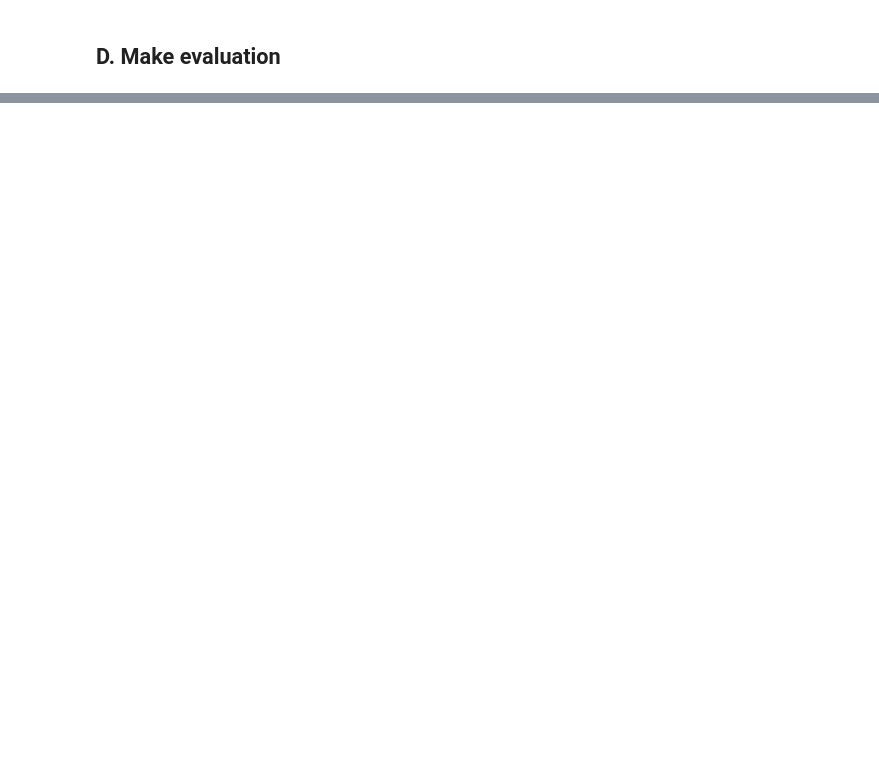
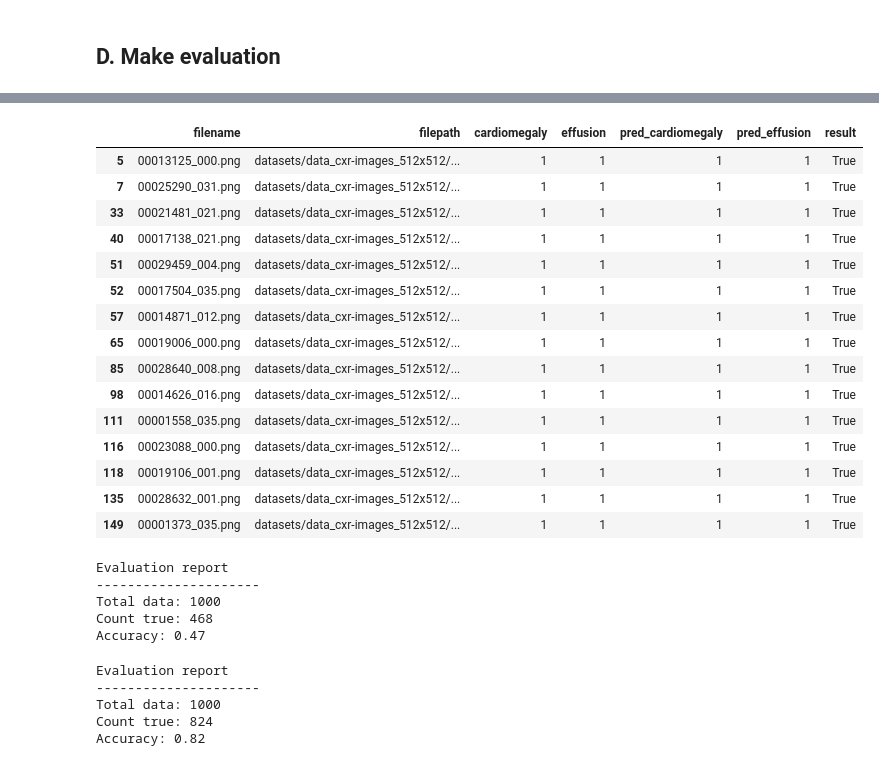
Before and after one commit to ariefpurnamamuharram/IF5200, a Jupyter notebook: evaluation.ipynb, the cells around one changed output, grey strips where cells are left out. Saved outputs shown, nothing was run; the diff lists cells and outputs as text; code cells hidden in the pictures; blank space fills up the shorter version.

Commit message:
Update the evaluation notebook

```diff
--- a/evaluation.ipynb
+++ b/evaluation.ipynb
@@ -214,0 +229,54 @@ result[result['result'] == False].head(15)
+# %%
+# Error analysis
+result.loc[((result['cardiomegaly'] == 1) & (result['effusion'] == 1) & (result['result'] == True))].head(15)
+# %% [output]
+|  | filename | filepath | cardiomegaly | effusion | pred_cardiomegaly | pred_effusion | result |
+| 5 | 00013125_000.png | datasets/data_cxr-images_512x512/... | 1 | 1 | 1 | 1 | True |
+| 7 | 00025290_031.png | datasets/data_cxr-images_512x512/... | 1 | 1 | 1 | 1 | True |
+| 33 | 00021481_021.png | datasets/data_cxr-images_512x512/... | 1 | 1 | 1 | 1 | True |
+| 40 | 00017138_021.png | datasets/data_cxr-images_512x512/... | 1 | 1 | 1 | 1 | True |
+| 51 | 00029459_004.png | datasets/data_cxr-images_512x512/... | 1 | 1 | 1 | 1 | True |
+| 52 | 00017504_035.png | datasets/data_cxr-images_512x512/... | 1 | 1 | 1 | 1 | True |
+| 57 | 00014871_012.png | datasets/data_cxr-images_512x512/... | 1 | 1 | 1 | 1 | True |
+| 65 | 00019006_000.png | datasets/data_cxr-images_512x512/... | 1 | 1 | 1 | 1 | True |
+| 85 | 00028640_008.png | datasets/data_cxr-images_512x512/... | 1 | 1 | 1 | 1 | True |
+| 98 | 00014626_016.png | datasets/data_cxr-images_512x512/... | 1 | 1 | 1 | 1 | True |
+| 111 | 00001558_035.png | datasets/data_cxr-images_512x512/... | 1 | 1 | 1 | 1 | True |
+| 116 | 00023088_000.png | datasets/data_cxr-images_512x512/... | 1 | 1 | 1 | 1 | True |
+| 118 | 00019106_001.png | datasets/data_cxr-images_512x512/... | 1 | 1 | 1 | 1 | True |
+| 135 | 00028632_001.png | datasets/data_cxr-images_512x512/... | 1 | 1 | 1 | 1 | True |
+| 149 | 00001373_035.png | datasets/data_cxr-images_512x512/... | 1 | 1 | 1 | 1 | True |
+# %%
+# Error analysis
+# Cardiomegaly model performance
+
+count_cardiomegaly_true = len(result[result['pred_cardiomegaly'] == result['cardiomegaly']])
+
+print('Evaluation report')
+print('-' * 21)
+print('Total data:', len(result))
+print('Count true:', count_cardiomegaly_true)
+print('Accuracy:', round((count_cardiomegaly_true / len(result)), 2))
+# %% [output]
+Evaluation report
+---------------------
+Total data: 1000
+Count true: 468
+Accuracy: 0.47
+# %%
+# Error analysis
+# Effusion model performance
+
+count_effusion_true = len(result[result['pred_effusion'] == result['effusion']])
+
+print('Evaluation report')
+print('-' * 21)
+print('Total data:', len(result))
+print('Count true:', count_effusion_true)
+print('Accuracy:', round((count_effusion_true / len(result)), 2))
+# %% [output]
+Evaluation report
+---------------------
+Total data: 1000
+Count true: 824
+Accuracy: 0.82
```
Also changed, not shown: parts of 7 cells of this notebook.
